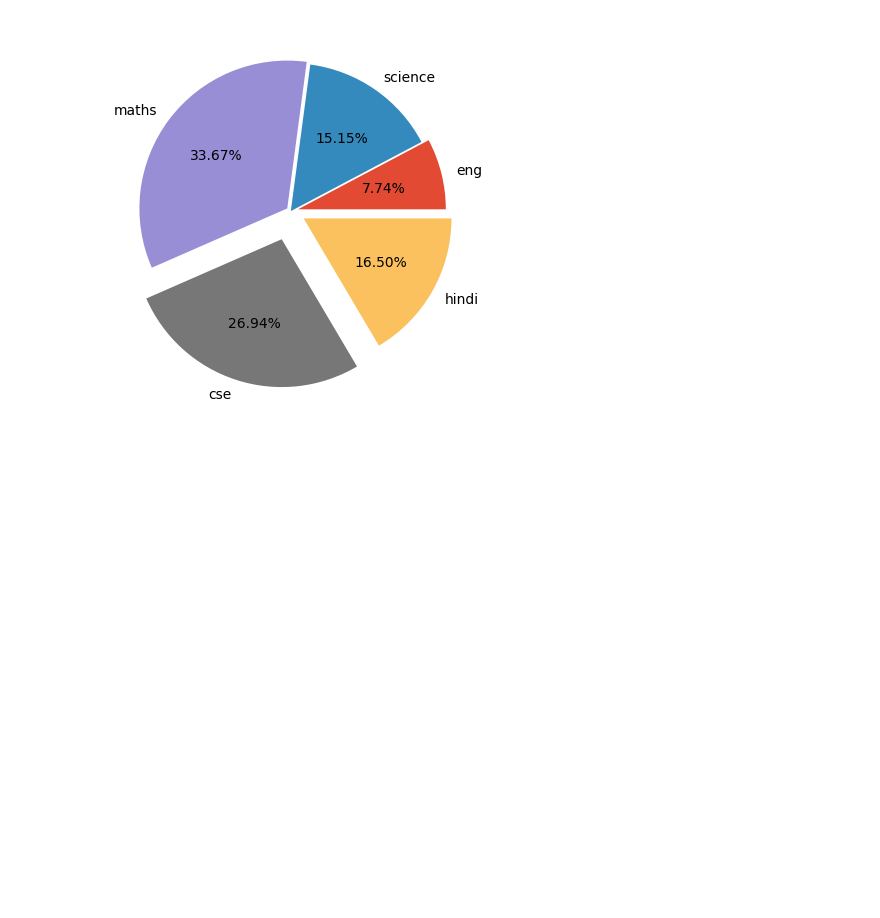
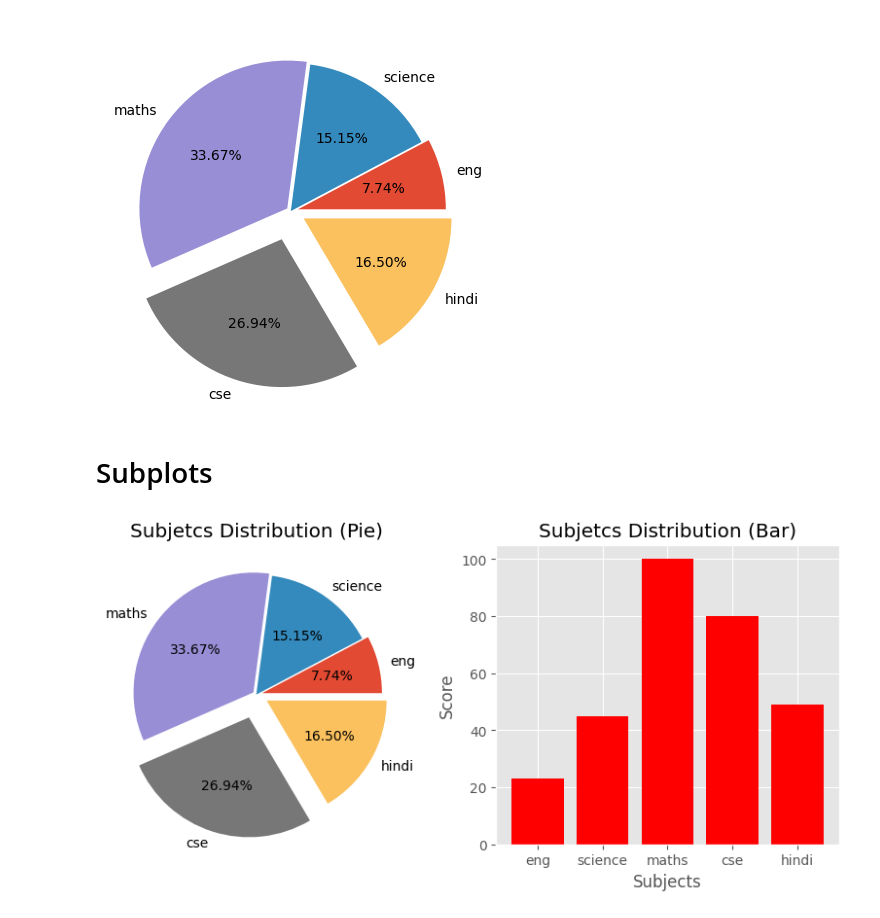
Before and after one commit to heresDataScienceProjects/DataViualizations, a Jupyter notebook: matplotlib_practice.ipynb, the cells around one changed output. Cells and saved outputs as stored; diff of their text form; code cells hidden in the pictures; blank space fills up the shorter version.

```diff
--- a/matplotlib_practice.ipynb
+++ b/matplotlib_practice.ipynb
@@ -194,3 +199,22 @@ plt.pie(data,labels=subjects, autopct='%.2f%%', explode=[0.05,0,0.03,0.2,0.1])
 plt.show()
 # %% [output]
 [figure]
+# %% [markdown]
+# Subplots
+# %%
+fig, ax = plt.subplots(figsize=(10,4), nrows=1,ncols=2)
+
+data = [23,45,100,80,49]
+subjects = ['eng','science','maths','cse','hindi']
+ax[0].pie(data,labels=subjects, autopct='%.2f%%', explode=[0.05,0,0.03,0.2,0.1])
+ax[0].set_title('Subjetcs Distribution (Pie)')
+
+
+ax[1].bar(subjects, data, color=['red'])
+ax[1].set_title('Subjetcs Distribution (Bar)')
+ax[1].set_xlabel('Subjects')
+ax[1].set_ylabel('Score')
+
+plt.show()
+# %% [output]
+[figure, added]
```
Also changed, not shown: parts of 25 cells of this notebook, 1 other file.
